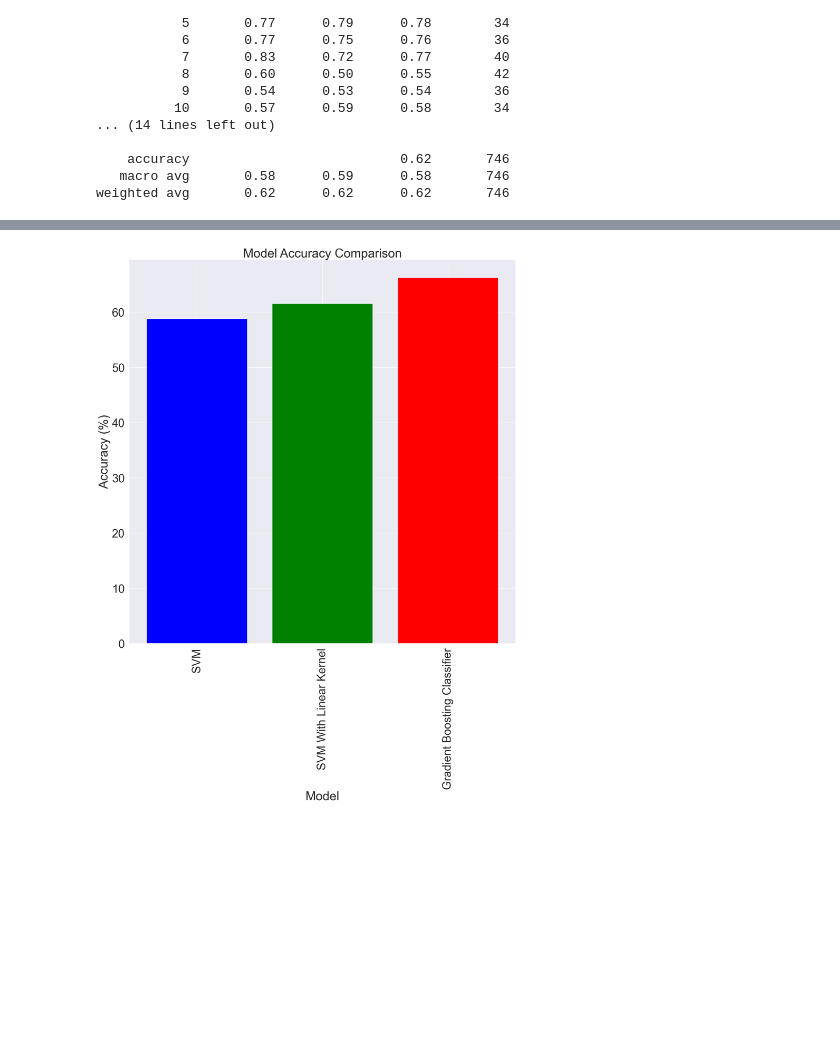
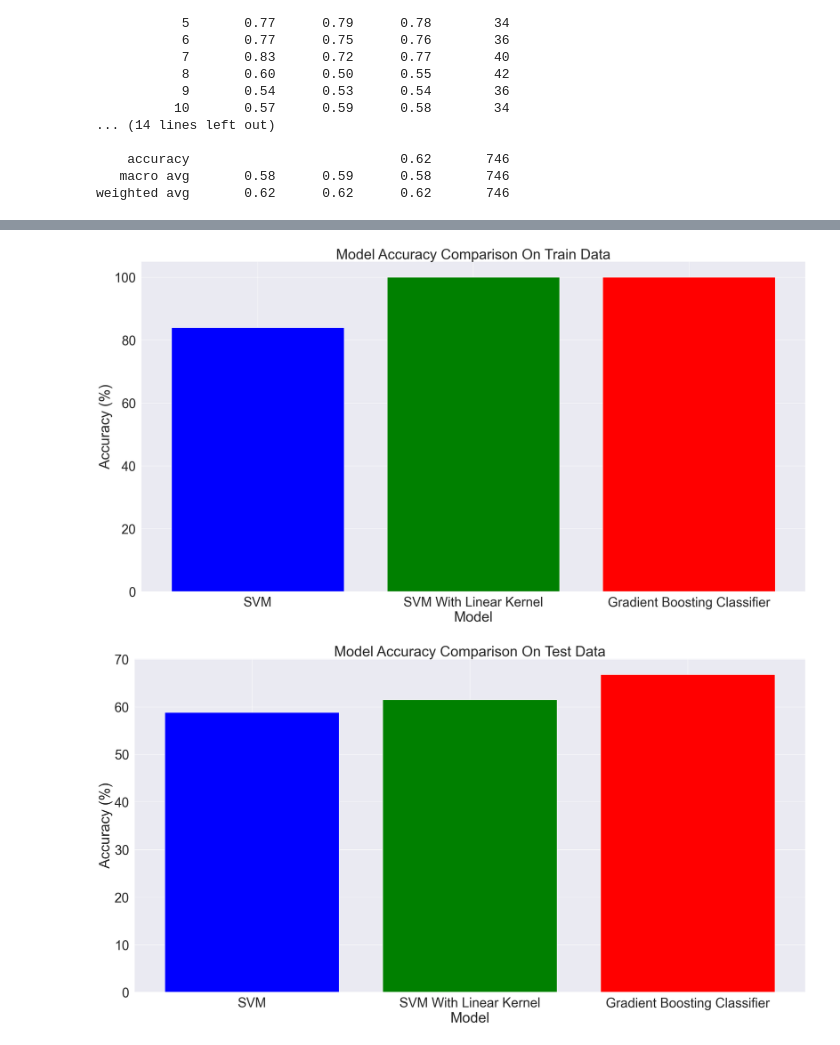
Before and after one commit to aymanrafif/Resume-Classification-Using-Machine-Learning-Models, a Jupyter notebook: Resume Classification Using Machine Learning Models.ipynb, the cells around one changed output, grey strips where cells are left out. Drawn from its saved outputs; the diff is of its cells as text; code cells hidden in the pictures; blank space fills up the shorter version.

Commit message:
finalize with train test evaluation (no docum yet)

```diff
--- a/Resume Classification Using Machine Learning Models.ipynb
+++ b/Resume Classification Using Machine Learning Models.ipynb
@@ -603,8 +606,11 @@ weighted avg       0.68      0.66      0.67       746
 # %%
-accuracy_list=[]
-model_list=[]
+accuracy_list_train=[]
+model_list_train=[]
 
-def attach_accuracy(model_name, pred_val, y_test = y_test, model_list=model_list, accuracy_list=accuracy_list):
+accuracy_list_test=[]
+model_list_test=[]
+
+def attach_accuracy(model_name, pred_val, y_test, model_list, accuracy_list):
     acc = accuracy_score(pred_val, y_test)* 100
     model_list.append(model_name)
     accuracy_list.append(acc)
@@ -617,10 +625,23 @@ accuracy_data = pd.DataFrame({'model': model_list, 'accuracy': accuracy_list})
+# %%
+accuracy_data_train = pd.DataFrame({'model': model_list_train, 'accuracy': accuracy_list_train})
+accuracy_data_test = pd.DataFrame({'model': model_list_test, 'accuracy': accuracy_list_test})
 # %%
-plt.figure(figsize=(20, 20))
-plt.bar(accuracy_data['model'], accuracy_data['accuracy'], color=['blue', 'green', 'red'])
+plt.figure(figsize=(30, 15))
+plt.bar(accuracy_data_train['model'], accuracy_data_train['accuracy'], color=['blue', 'green', 'red'])
 plt.xlabel('Model')
 plt.ylabel('Accuracy (%)')
-plt.title('Model Accuracy Comparison')
-plt.xticks(rotation=90)
+plt.title('Model Accuracy Comparison On Train Data')
+# plt.xticks(rotation=90)
 plt.show()
 # %% [output]
-[figure, old version]
+[figure, new version]
+# %%
+plt.figure(figsize=(30, 15))
+plt.bar(accuracy_data_test['model'], accuracy_data_test['accuracy'], color=['blue', 'green', 'red'])
+plt.xlabel('Model')
+plt.ylabel('Accuracy (%)')
+plt.title('Model Accuracy Comparison On Test Data')
+# plt.xticks(rotation=90)
+plt.show()
+# %% [output]
+[figure, added]
```
Also changed, not shown: parts of 9 cells of this notebook.
